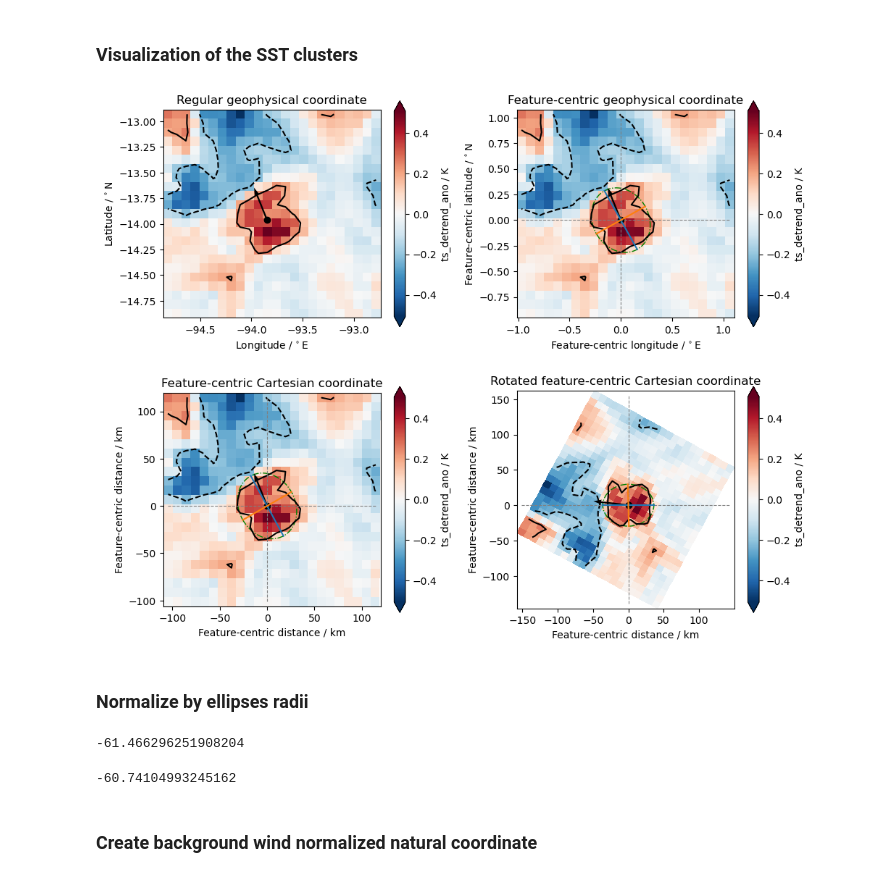
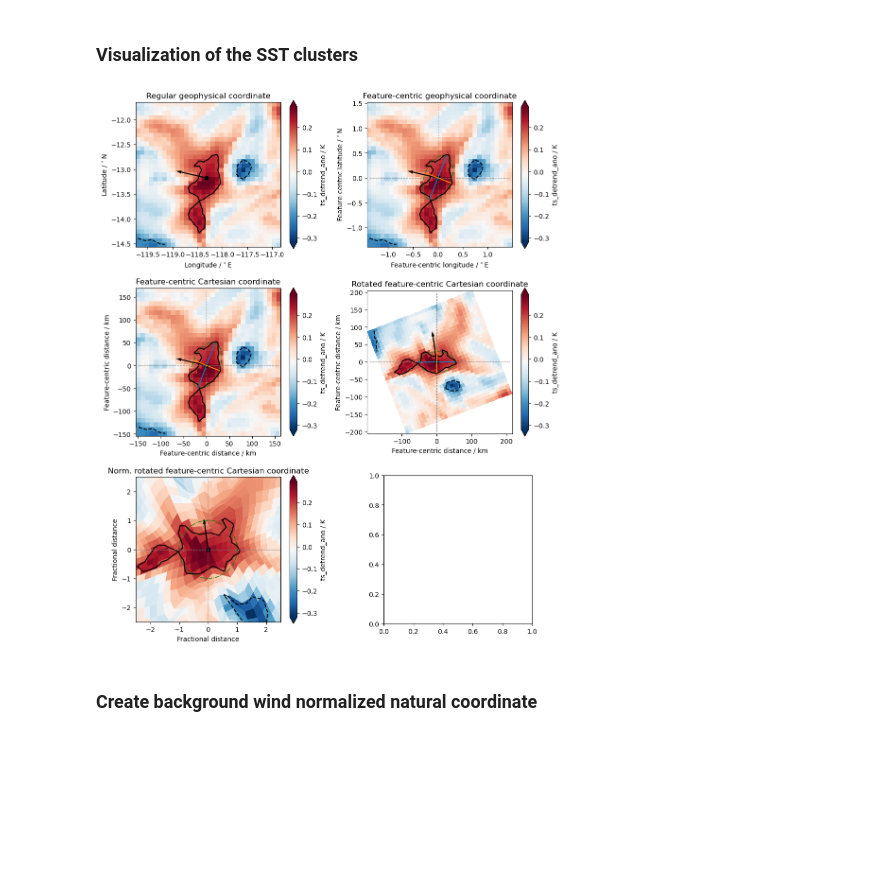
Before and after one commit to HF7weatherman/pycompo, a Jupyter notebook: examples/test_extract_SST-blobs.ipynb, the cells around one changed output. Cells and saved outputs as stored; diff of their text form; code cells hidden in the pictures; blank space fills up the shorter version.

Commit message:
Normalization of rotated feature centric coordnate system by ellipse's axis.

```diff
--- a/examples/test_extract_SST-blobs.ipynb
+++ b/examples/test_extract_SST-blobs.ipynb
@@ -134,30 +134,32 @@ dset['sst_feature'], feature_props = pcsst.extract_sst_features(
     connectivity=feature_connectivity, property_list=feature_props_list,
     feature_min_area=feature_min_area
     )
+dset, feature_props, feature_data = pcfeatcut.get_featcen_data_cutouts(
+    dset, feature_props, search_RadRatio,
+    )
 
-ellipse = pcellipse.get_ellipse_params(feature_props, orig_coords)
+feature_ellipse = pcellipse.get_ellipse_params(feature_props, orig_coords)
+
+feature_data = pccoord.add_featcen_coords(
+    pccoord.get_coords_orig(dset), feature_data, feature_props, feature_ellipse,
+    )
+
+feature_props = pcwind.calc_feature_bg_wind(
+    feature_props, feature_data, wind_vars,
+    )
-# %%
-dset, feature_props, feature_centric_data = pcfeatcut.get_featcen_data_cutouts(
-    dset, feature_props, ellipse, search_RadRatio,
-    )
-
-feature_props = pcwind.calc_feature_bg_wind(
-    feature_props, feature_centric_data, wind_vars,
-    )
 # %% [markdown]
 ### Visualization of the SST clusters
 # %%
 import importlib as implib
 implib.reload(pcplot)
 
-feature_id = 0
-data = feature_centric_data[feature_id]
+feature_id = 1
+data = feature_data[feature_id]
 props = feature_props.isel(feature=feature_id)
 winds = feature_props[['bg_uas', 'bg_vas']]
 pcplot.plot_coord_trafo(
-    feature_centric_data, ellipse, winds, feature_id, analysis_var, dT_thresh
+    feature_data, feature_ellipse, winds, feature_id, analysis_var,
+    dT_thresh,
     )
 # %% [output]
-[figure, old version]
+[figure, new version]
-# %% [markdown]
-### Normalize by ellipses radii
@@ -175,10 +166,2 @@ ybp = xbp * tan_featcen_cartesian
-# %%
-np.rad2deg(np.arctan(major_end[1]/major_end[0]))
-# %% [output]
--61.466296251908204
-# %%
-np.rad2deg(props['polar_angle_rad'].values)
-# %% [output]
--60.74104993245162
 # %% [markdown]
 ### Create background wind normalized natural coordinate
```
Also changed, not shown: parts of 2 cells of this notebook, 2 other files.
